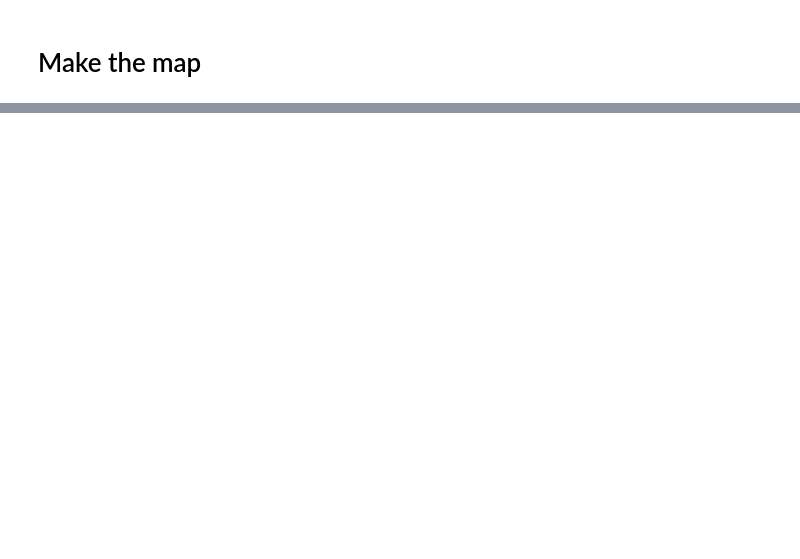
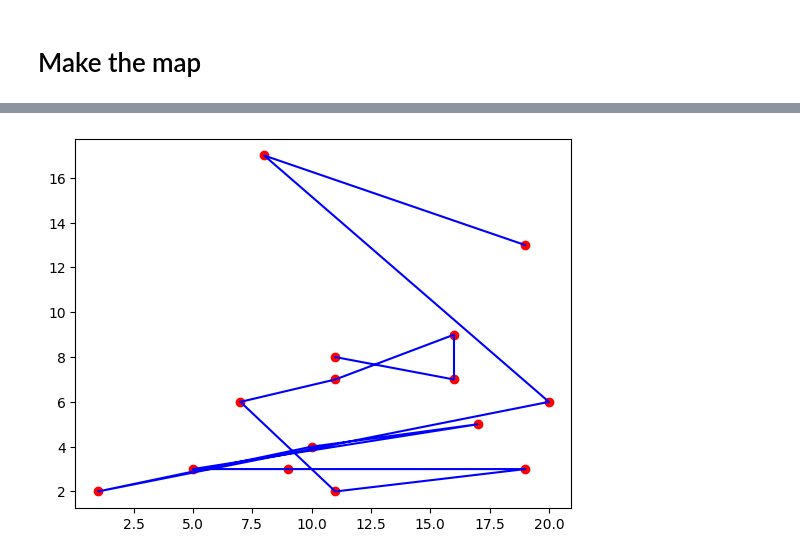
Before and after one commit to matahho/Travelling-salesman-problem, a Jupyter notebook: TSP.ipynb, the cells around one changed output, grey strips where cells are left out. Drawn from its saved outputs; the diff is of its cells as text; code cells hidden in the pictures; blank space fills up the shorter version.

```diff
--- a/TSP.ipynb
+++ b/TSP.ipynb
@@ -38,0 +115,5 @@ plotCities(lat , long)
+# %%
+initialPopulationSize = 100
+# %%
+population = []
+population.append( np.array([choromosome() for i in range(initialPopulationSize)]) )
@@ -38,0 +138,4 @@ plotCities(lat , long)
+# %%
+population[0][0].plotTheChoromosome()
+# %% [output]
+[figure, added]
```
Also changed, not shown: parts of 14 cells of this notebook.
